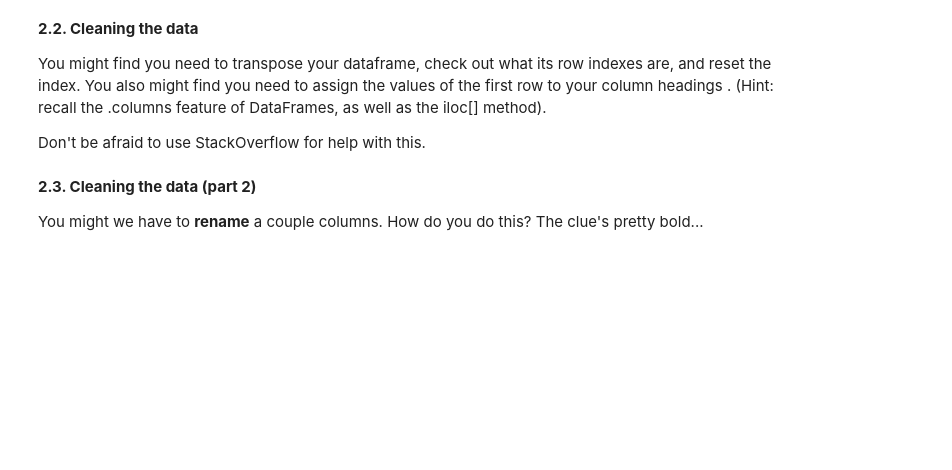
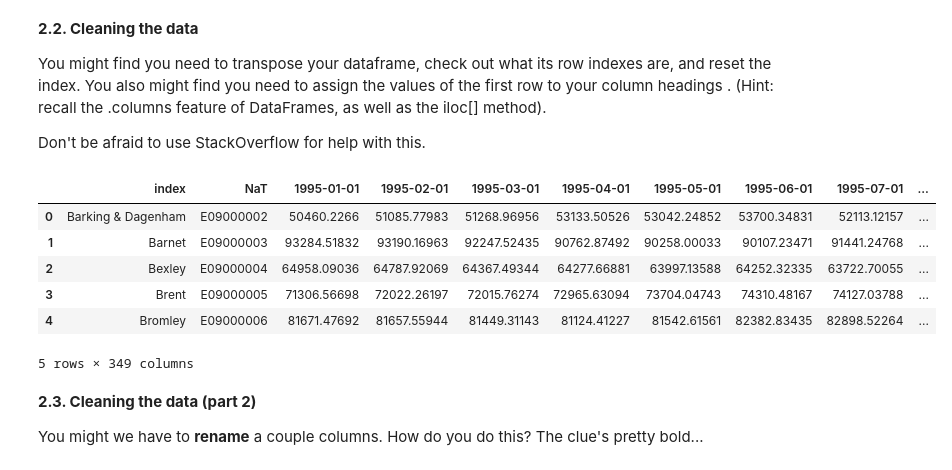
Before and after one commit to drogatti/Springboard, a Jupyter notebook: Unit4Challenge-Tier3-AlessandroGatti.ipynb, the cells around one changed output. Saved outputs shown, nothing was run; the diff lists cells and outputs as text; code cells hidden in the pictures; blank space fills up the shorter version.

```diff
--- a/Unit4Challenge-Tier3-AlessandroGatti.ipynb
+++ b/Unit4Challenge-Tier3-AlessandroGatti.ipynb
@@ -134,12 +143,21 @@ Don't be afraid to use StackOverflow for help  with this.
 # %%
 #Dropping the non-London Borough columns here out of personal preference
 properties = properties.drop(properties.columns[[1, 34, 35, 36, 37, 38, 39, 40, 41, 42, 43, 44, 45]], axis=1)
 properties.rename(columns={properties.columns[0]: ''}, inplace=True)
 properties = properties.reset_index(drop=True).T
 properties.columns = properties.iloc[0]
 properties = properties.drop('')
 properties.reset_index(inplace=True)
 properties.columns = properties.columns[:2].tolist() + [pd.to_datetime(col).date() for col in properties.columns[2:]]
+properties.head()
+# %% [output]
+|  | index | NaT | 1995-01-01 | 1995-02-01 | 1995-03-01 | 1995-04-01 | 1995-05-01 | 1995-06-01 | 1995-07-01 | ... |
+| 0 | Barking & Dagenham | E09000002 | 50460.2266 | 51085.77983 | 51268.96956 | 53133.50526 | 53042.24852 | 53700.34831 | 52113.12157 | ... |
+| 1 | Barnet | E09000003 | 93284.51832 | 93190.16963 | 92247.52435 | 90762.87492 | 90258.00033 | 90107.23471 | 91441.24768 | ... |
+| 2 | Bexley | E09000004 | 64958.09036 | 64787.92069 | 64367.49344 | 64277.66881 | 63997.13588 | 64252.32335 | 63722.70055 | ... |
+| 3 | Brent | E09000005 | 71306.56698 | 72022.26197 | 72015.76274 | 72965.63094 | 73704.04743 | 74310.48167 | 74127.03788 | ... |
+| 4 | Bromley | E09000006 | 81671.47692 | 81657.55944 | 81449.31143 | 81124.41227 | 81542.61561 | 82382.83435 | 82898.52264 | ... |
+5 rows × 349 columns
 # %% [markdown]
 **2.3. Cleaning the data (part 2)**
 
```
Also changed, not shown: parts of 7 cells of this notebook.
